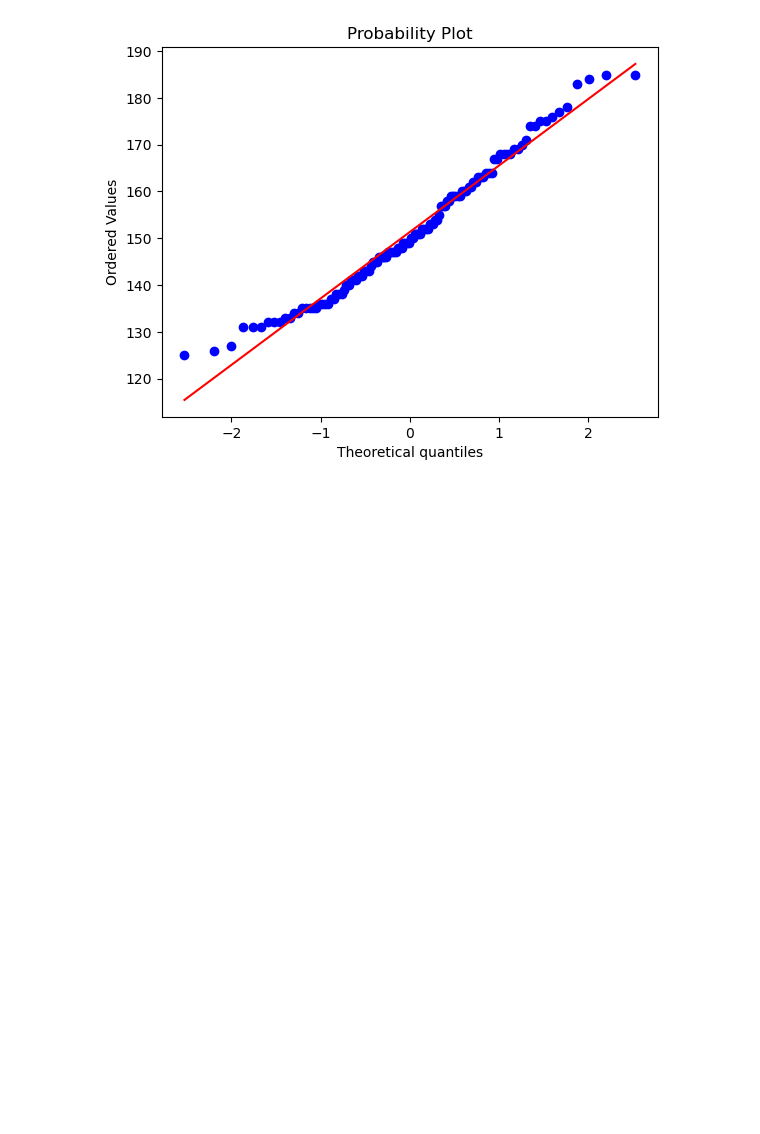
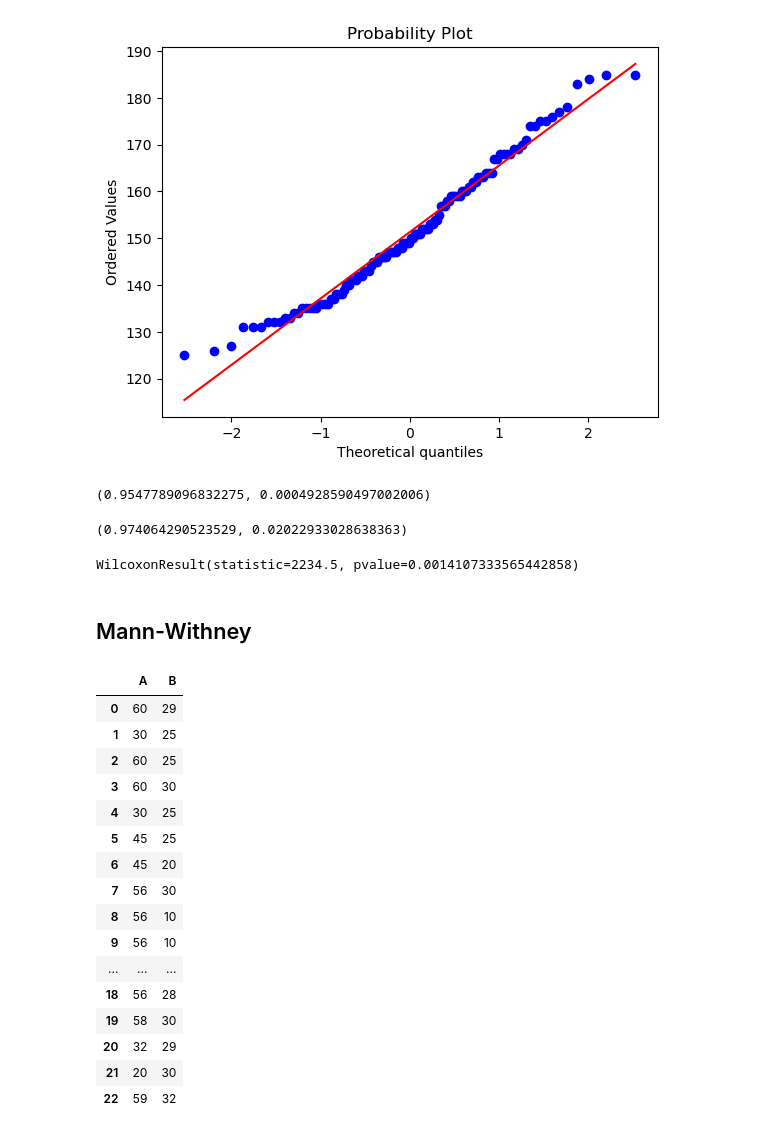
Before and after one commit to axelguerinoctave/M2-ICES-2022-2023, a Jupyter notebook: TP 5.ipynb, the cells around one changed output. Saved outputs shown, nothing was run; the diff lists cells and outputs as text; code cells hidden in the pictures; blank space fills up the shorter version.

```diff
--- a/TP 5.ipynb
+++ b/TP 5.ipynb
@@ -250,3 +250,41 @@ stats.probplot(df["bp_after"], dist = "norm", plot = plt)
          184, 185, 185], dtype=int64)),
  (14.211479078426114, 151.35833333333332, 0.989287139159447))
 [figure]
+# %%
+w_before, pvalue = stats.shapiro(df["bp_before"])
+w_before, pvalue
+# %% [output]
+(0.9547789096832275, 0.0004928590497002006)
+# %%
+w_after, pvalue = stats.shapiro(df["bp_after"])
+w_after, pvalue
+# %% [output]
+(0.974064290523529, 0.02022933028638363)
+# %%
+stats.wilcoxon(df["bp_before"], df["bp_after"])
+# %% [output]
+WilcoxonResult(statistic=2234.5, pvalue=0.0014107333565442858)
+# %% [markdown]
+## Mann-Withney
+# %%
+df = pd.read_csv("data/genotype.txt")
+# %%
+df
+# %% [output]
+|  | A | B |
+| 0 | 60 | 29 |
+| 1 | 30 | 25 |
+| 2 | 60 | 25 |
+| 3 | 60 | 30 |
+| 4 | 30 | 25 |
+| 5 | 45 | 25 |
+| 6 | 45 | 20 |
+| 7 | 56 | 30 |
+| 8 | 56 | 10 |
+| 9 | 56 | 10 |
+| ... | ... | ... |
+| 18 | 56 | 28 |
+| 19 | 58 | 30 |
+| 20 | 32 | 29 |
+| 21 | 20 | 30 |
+| 22 | 59 | 32 |
```
Also changed, not shown: parts of 2 cells of this notebook.
